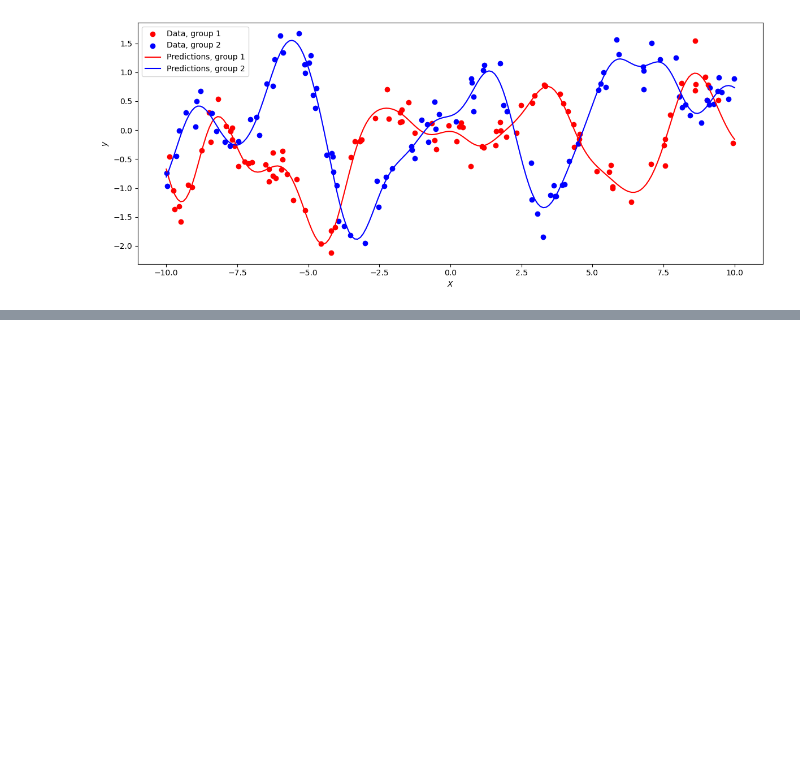
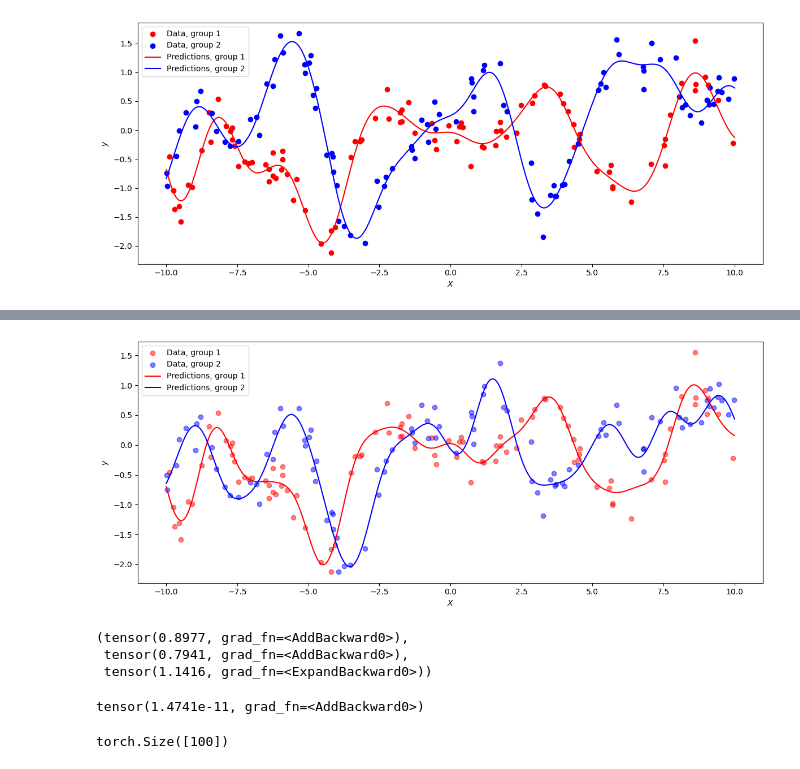
Before and after one commit to luisdiaz1997/pyro, a Jupyter notebook: tutorial/source/mggp.ipynb, the cells around one changed output, grey strips where cells are left out. Saved outputs shown, nothing was run; the diff lists cells and outputs as text; code cells hidden in the pictures; blank space fills up the shorter version.

```diff
--- a/tutorial/source/mggp.ipynb
+++ b/tutorial/source/mggp.ipynb
@@ -68,5 +69,5 @@ plot_loss(losses)
 # %%
-ntest = 200
+ntest = 500
 Xtest_onegroup = torch.linspace(-10, 10, ntest)
 Xtest = torch.concatenate([Xtest_onegroup, Xtest_onegroup], axis=0)
 Xtest_groups = torch.concatenate([torch.zeros(ntest), torch.ones(ntest)]).type(torch.LongTensor)
@@ -91,0 +151,34 @@ fig.tight_layout()
+# %%
+mean, variance = gpr(Xtest, Xtest_groups)
+mean = mean.detach()
+# %%
+## Plot
+
+fig, ax = plt.subplots(figsize=(12, 5))
+ax.scatter(X[:n0], Y[:n0], color="red", label="Data, group 1", alpha=0.5)
+ax.scatter(X[n0:], Y[n0:], color="blue", label="Data, group 2", alpha=0.5)
+ax.plot(Xtest[:ntest], mean[:ntest], color="red", label="Predictions, group 1")
+ax.plot(
+    Xtest[ntest:], mean[ntest:], color="blue", label="Predictions, group 2"
+)
+ax.set_xlabel(r"$X$")
+ax.set_ylabel(r"$y$")
+ax.legend()
+fig.tight_layout()
+# %% [output]
+[figure, added]
+# %%
+gpr.set_mode("guide")
+gpr.kernel.variance, gpr.kernel.lengthscale, gpr.kernel.group_diff_param
+# %% [output]
+(tensor(0.8977, grad_fn=<AddBackward0>),
+ tensor(0.7941, grad_fn=<AddBackward0>),
+ tensor(1.1416, grad_fn=<ExpandBackward0>))
+# %%
+gpr.likelihood.variance
+# %% [output]
+tensor(1.4741e-11, grad_fn=<AddBackward0>)
+# %%
+gpr.u_loc.shape
+# %% [output]
+torch.Size([100])
```
Also changed, not shown: parts of 9 cells of this notebook, 3 other files.
